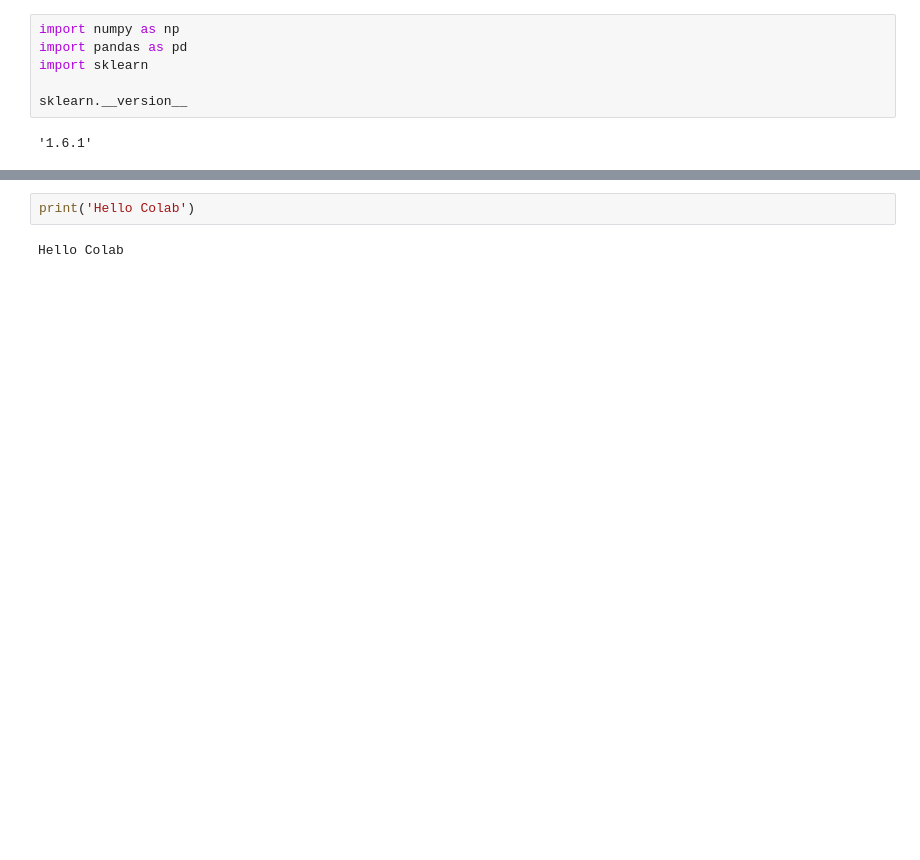
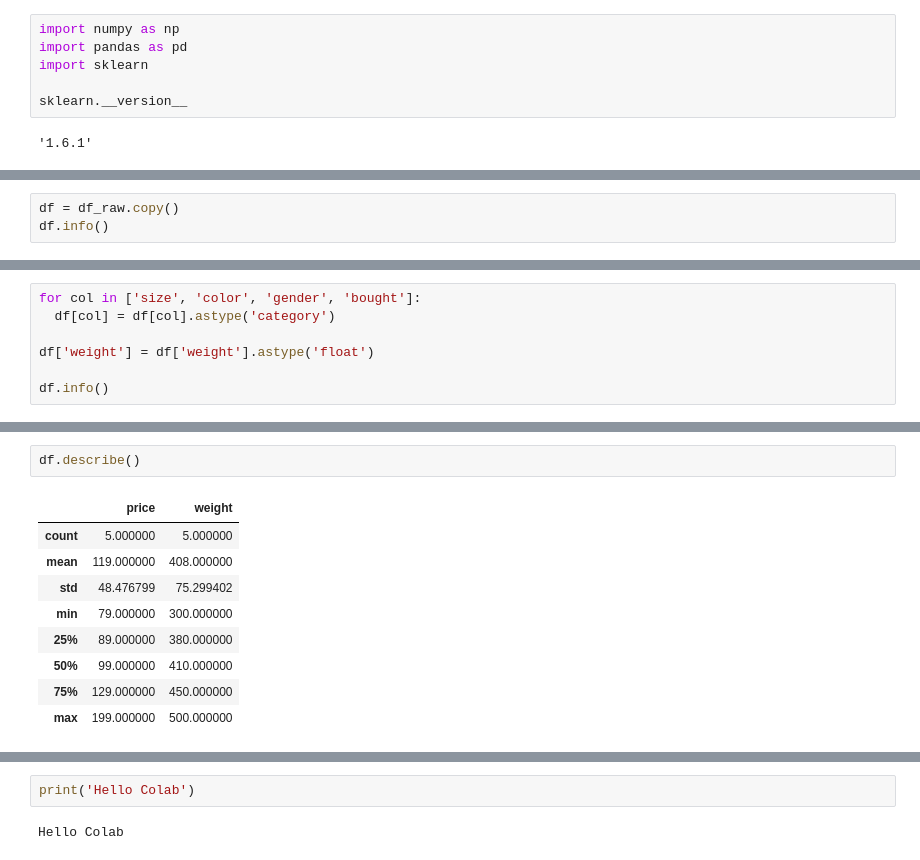
Before and after one commit to DasherXx/machine-learning-bootcamp, a Jupyter notebook: template.ipynb, the cells around one changed output, grey strips where cells are left out. Cells and saved outputs as stored; diff of their text form; blank space fills up the shorter version.

```diff
--- a/template.ipynb
+++ b/template.ipynb
@@ -22,0 +30,3 @@ df_raw
+# %%
+df = df_raw.copy()
+df.info()
@@ -22,0 +47,7 @@ df_raw
+# %%
+for col in ['size', 'color', 'gender', 'bought']:
+  df[col] = df[col].astype('category')
+
+df['weight'] = df['weight'].astype('float')
+
+df.info()
@@ -22,0 +68,12 @@ df_raw
+# %%
+df.describe()
+# %% [output]
+|  | price | weight |
+| count | 5.000000 | 5.000000 |
+| mean | 119.000000 | 408.000000 |
+| std | 48.476799 | 75.299402 |
+| min | 79.000000 | 300.000000 |
+| 25% | 89.000000 | 380.000000 |
+| 50% | 99.000000 | 410.000000 |
+| 75% | 129.000000 | 450.000000 |
+| max | 199.000000 | 500.000000 |
```
Also changed, not shown: parts of 5 cells of this notebook.
